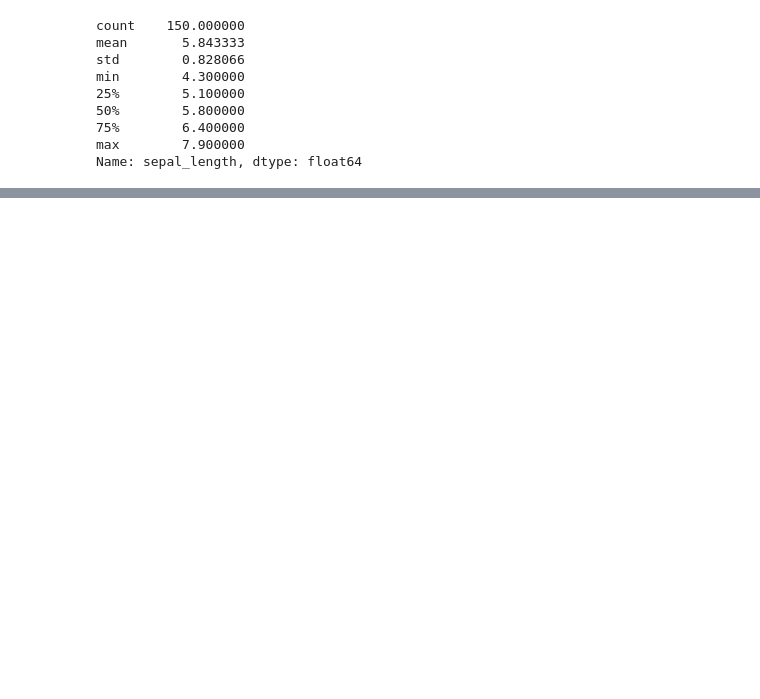
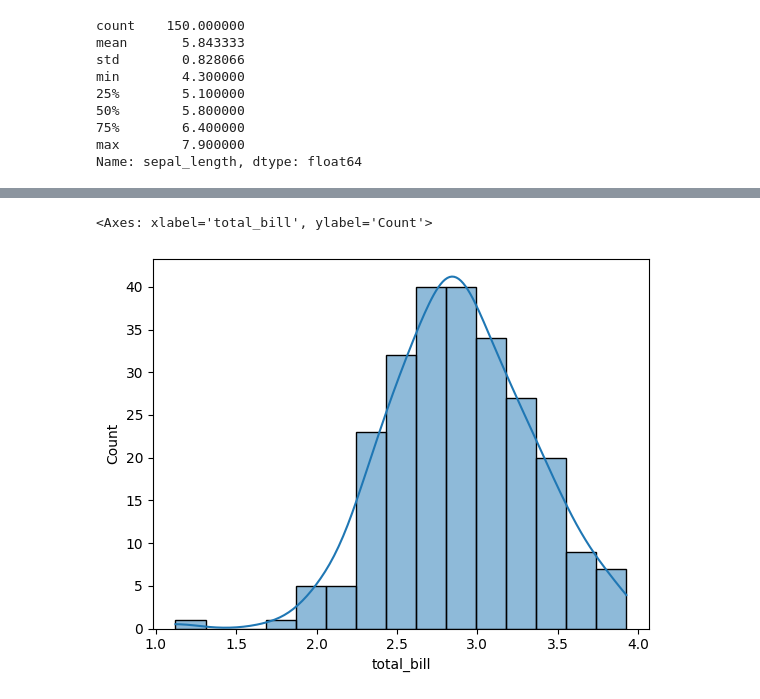
Before and after one commit to s1552565/stats_python_implementation, a Jupyter notebook: Notebooks/stats_python.ipynb, the cells around one changed output, grey strips where cells are left out. Cells and saved outputs as stored; diff of their text form; code cells hidden in the pictures; blank space fills up the shorter version.

```diff
--- a/Notebooks/stats_python.ipynb
+++ b/Notebooks/stats_python.ipynb
@@ -137,0 +178,5 @@ df.describe()
+# %%
+sns.histplot(np.log(df2['total_bill']),kde = True)
+# %% [output]
+<Axes: xlabel='total_bill', ylabel='Count'>
+[figure, added]
```
Also changed, not shown: parts of 21 cells of this notebook, 1 other file.
